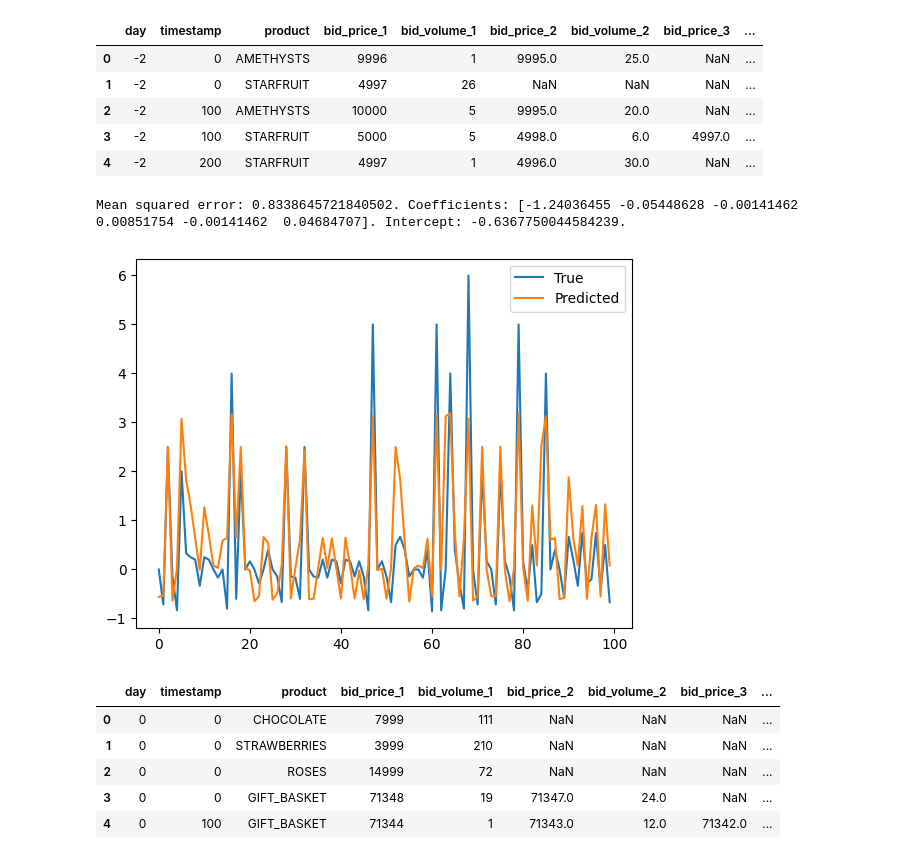
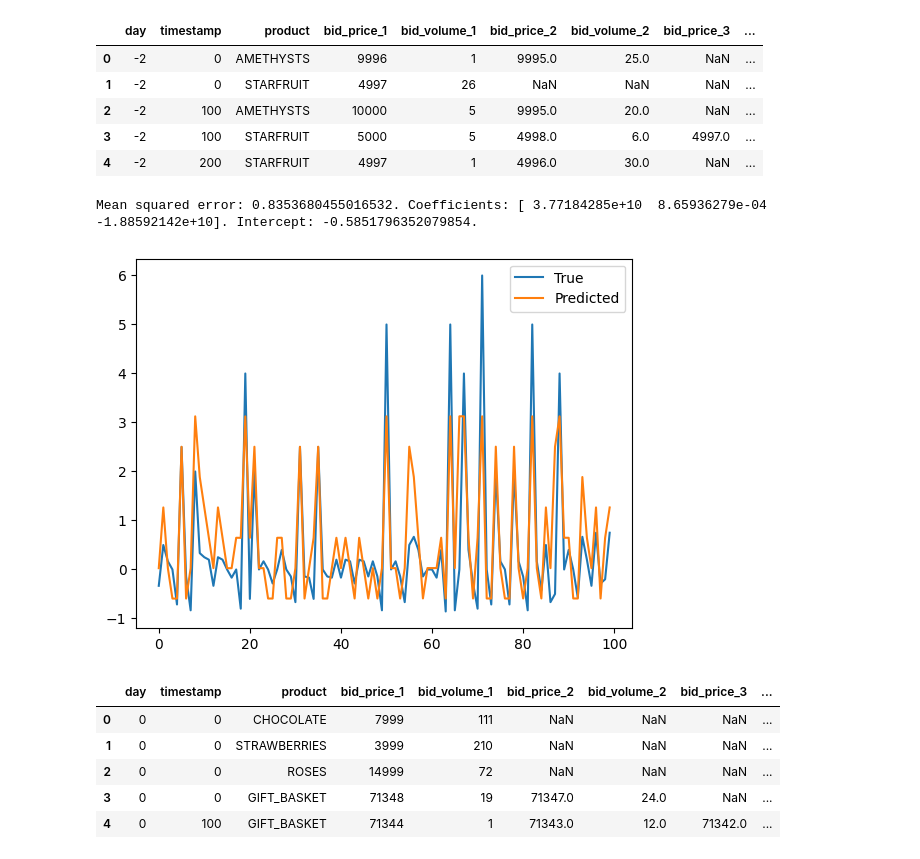
Before and after one commit to Gael-BB/Prosperity2, a Jupyter notebook: research/round3/regressions.ipynb, the cells around one changed output. Saved outputs shown, nothing was run; the diff lists cells and outputs as text; code cells hidden in the pictures.

```diff
--- a/research/round3/regressions.ipynb
+++ b/research/round3/regressions.ipynb
@@ -24,32 +24,34 @@ data.head()
 # %%
 starfruit = data[data['product'] == 'STARFRUIT'].reset_index(drop=True).fillna(0)
 mid_price = (starfruit['ask_price_1'] - starfruit['bid_price_1']) / 2
 
 vwa_price = (starfruit['ask_price_1'] * starfruit['ask_volume_1'] +
              starfruit['ask_price_2'] * starfruit['ask_volume_2'] +
              starfruit['ask_price_3'] * starfruit['ask_volume_3'] +
              starfruit['bid_price_1'] * starfruit['bid_volume_1'] +
              starfruit['bid_price_2'] * starfruit['bid_volume_2'] +
              starfruit['bid_price_3'] * starfruit['bid_volume_3']) / (starfruit['ask_volume_1'] + starfruit['bid_volume_1'] +
                                                                       starfruit['ask_volume_2'] + starfruit['bid_volume_2'] +
                                                                       starfruit['ask_volume_3'] + starfruit['bid_volume_3'])
 
-X = pd.DataFrame({'mid_price': mid_price, 'vwa_price': vwa_price}).iloc[:-1]
+spread = (starfruit['ask_price_1'] - starfruit['bid_price_1'])
+
+X = pd.DataFrame({'mid_price': mid_price, 'vwa_price': vwa_price, 'spread': spread}).iloc[:-1]
 y = mid_price.pct_change().iloc[1:]
 
 lr = LinearRegression()
 lr.fit(X, y)
 
 y_pred = lr.predict(X)
 print(f"Mean squared error: {mean_squared_error(y, y_pred)}. Coefficients: {lr.coef_}. Intercept: {lr.intercept_}.")
 
 plt.plot(np.array(y)[0:100], label='True')
 plt.plot(np.array(y_pred)[0:100], label='Predicted')
 plt.legend()
 plt.show()
 # %% [output]
-Mean squared error: 0.8338645721840502. Coefficients: [-1.24036455 -0.05448628 -0.00141462  0.00851754 -0.00141462  0.04684707]. Intercept: -0.6367750044584239.
+Mean squared error: 0.8353680455016532. Coefficients: [ 3.77184285e+10  8.65936279e-04 -1.88592142e+10]. Intercept: -0.5851796352079854.
-[figure, old version]
+[figure, new version]
 # %%
 data1 = pd.read_csv('../prices/prices_round_3_day_0.csv', header = 0, sep=";")
 data2 = pd.read_csv('../prices/prices_round_3_day_1.csv', header = 0, sep=";")
```
Also changed, not shown: 3 other files.
